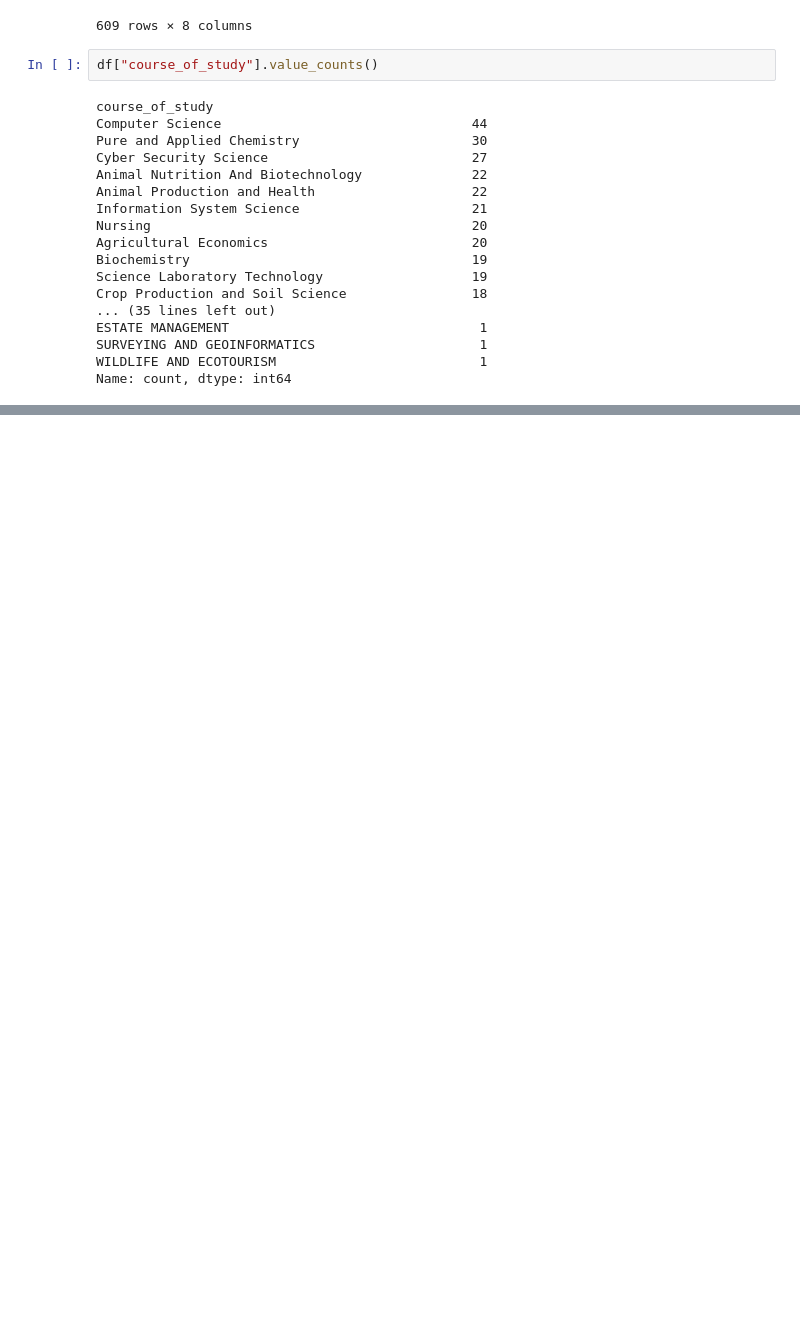
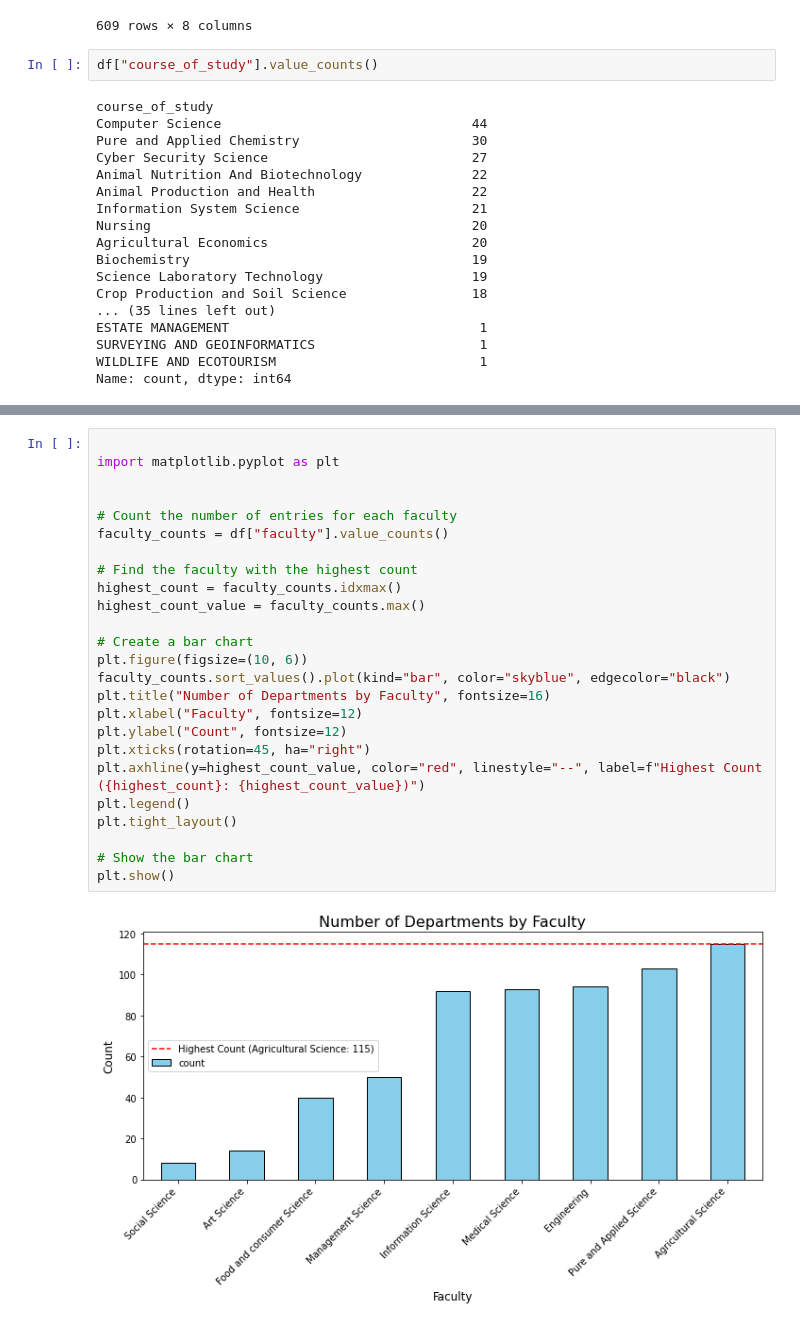
Before and after one commit to Lawal0abdulazeez/Loan_Data, a Jupyter notebook: Loan Data Analysis.ipynb, the cells around one changed output, grey strips where cells are left out. Saved outputs shown, nothing was run; the diff lists cells and outputs as text; blank space fills up the shorter version.

```diff
--- a/Loan Data Analysis.ipynb
+++ b/Loan Data Analysis.ipynb
@@ -342,0 +439,27 @@ Name: count, dtype: int64
+# %%
+
+import matplotlib.pyplot as plt
+
+
+# Count the number of entries for each faculty
+faculty_counts = df["faculty"].value_counts()
+
+# Find the faculty with the highest count
+highest_count = faculty_counts.idxmax()
+highest_count_value = faculty_counts.max()
+
+# Create a bar chart
+plt.figure(figsize=(10, 6))
+faculty_counts.sort_values().plot(kind="bar", color="skyblue", edgecolor="black")
+plt.title("Number of Departments by Faculty", fontsize=16)
+plt.xlabel("Faculty", fontsize=12)
+plt.ylabel("Count", fontsize=12)
+plt.xticks(rotation=45, ha="right")
+plt.axhline(y=highest_count_value, color="red", linestyle="--", label=f"Highest Count ({highest_count}: {highest_count_value})")
+plt.legend()
+plt.tight_layout()
+
+# Show the bar chart
+plt.show()
+# %% [output]
+[figure, added]
```
Also changed, not shown: parts of 17 cells of this notebook.
